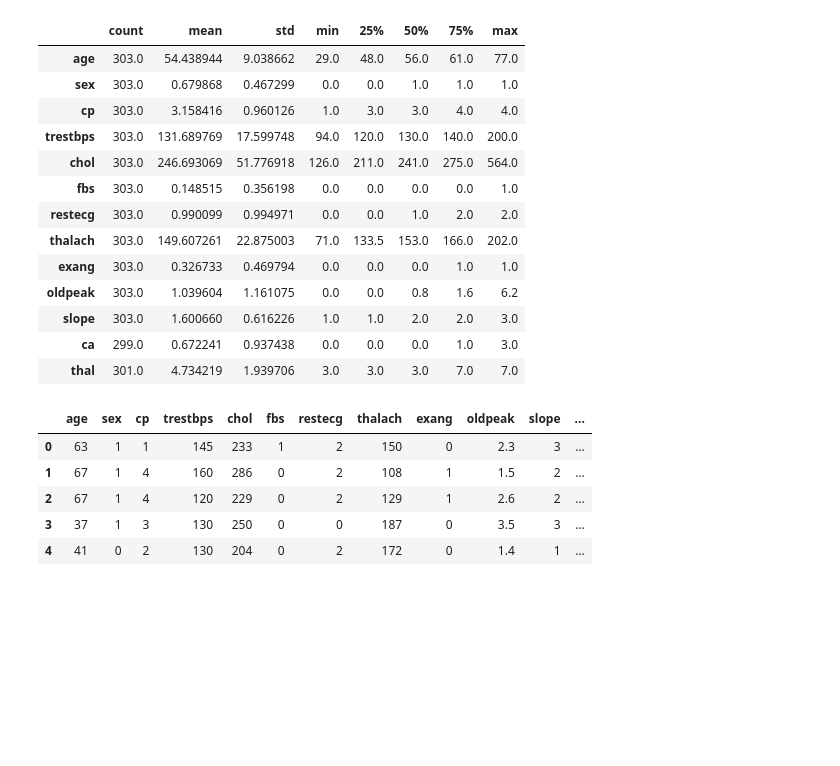
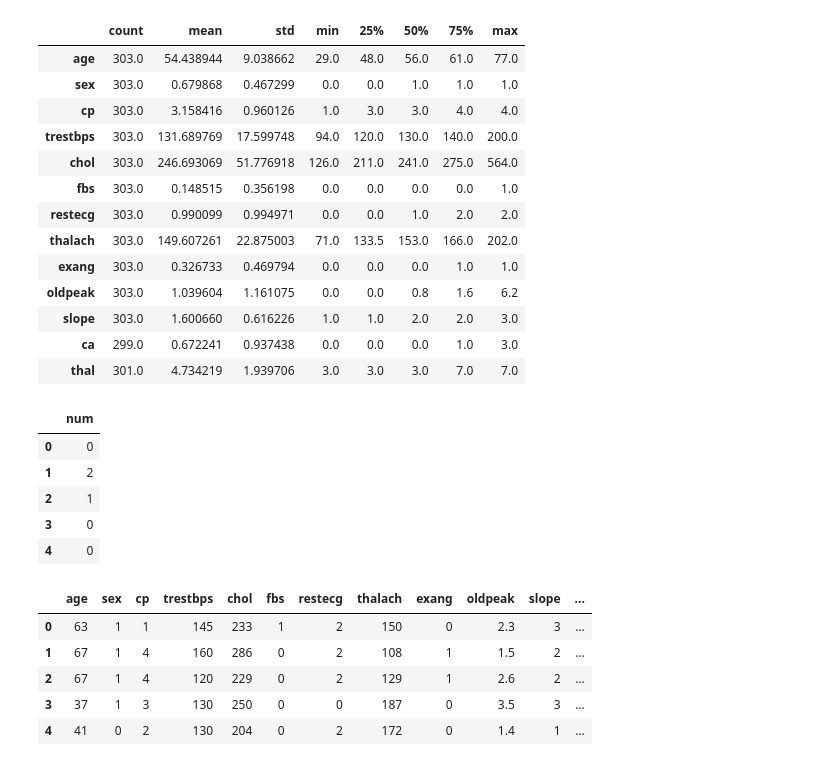
Before and after one commit to ajaydas/CodeExample, a Jupyter notebook: HeartDisease.ipynb, the cells around one changed output. Saved outputs shown, nothing was run; the diff lists cells and outputs as text; code cells hidden in the pictures; blank space fills up the shorter version.

```diff
--- a/HeartDisease.ipynb
+++ b/HeartDisease.ipynb
@@ -151,6 +135,15 @@ X.describe().T
 | slope | 303.0 | 1.600660 | 0.616226 | 1.0 | 1.0 | 2.0 | 2.0 | 3.0 |
 | ca | 299.0 | 0.672241 | 0.937438 | 0.0 | 0.0 | 0.0 | 1.0 | 3.0 |
 | thal | 301.0 | 4.734219 | 1.939706 | 3.0 | 3.0 | 3.0 | 7.0 | 7.0 |
+# %%
+y.head()
+# %% [output]
+|  | num |
+| 0 | 0 |
+| 1 | 2 |
+| 2 | 1 |
+| 3 | 0 |
+| 4 | 0 |
 # %%
 all_df = pd.merge(X,y, left_index=True, right_index=True)
 # %%
```
Also changed, not shown: parts of 45 cells of this notebook.
